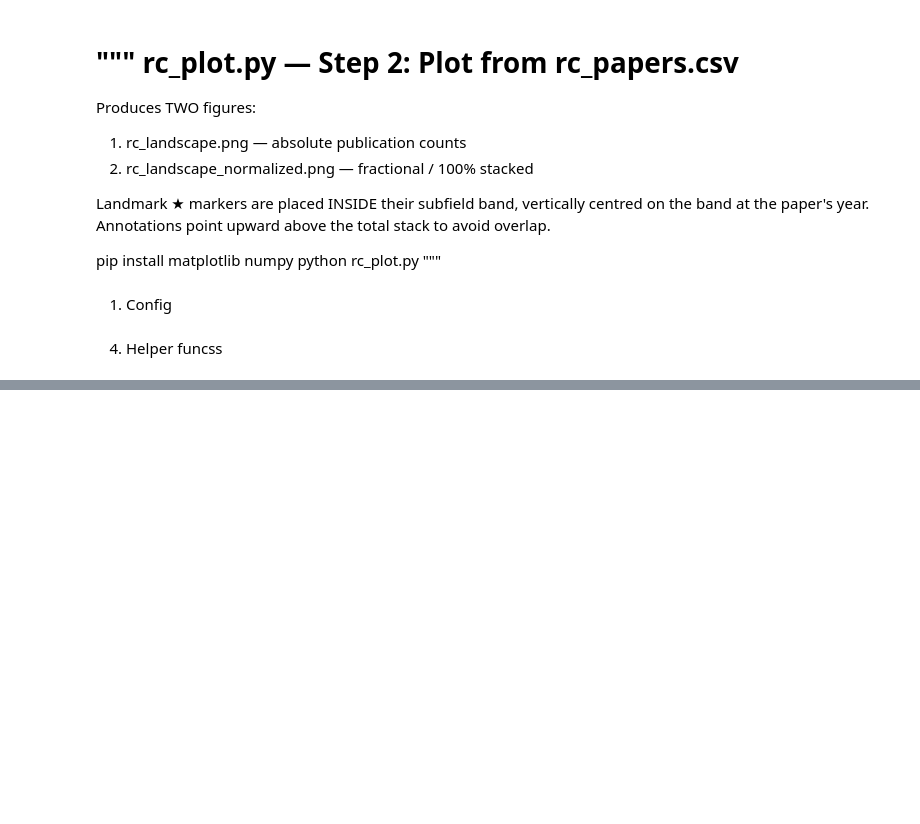
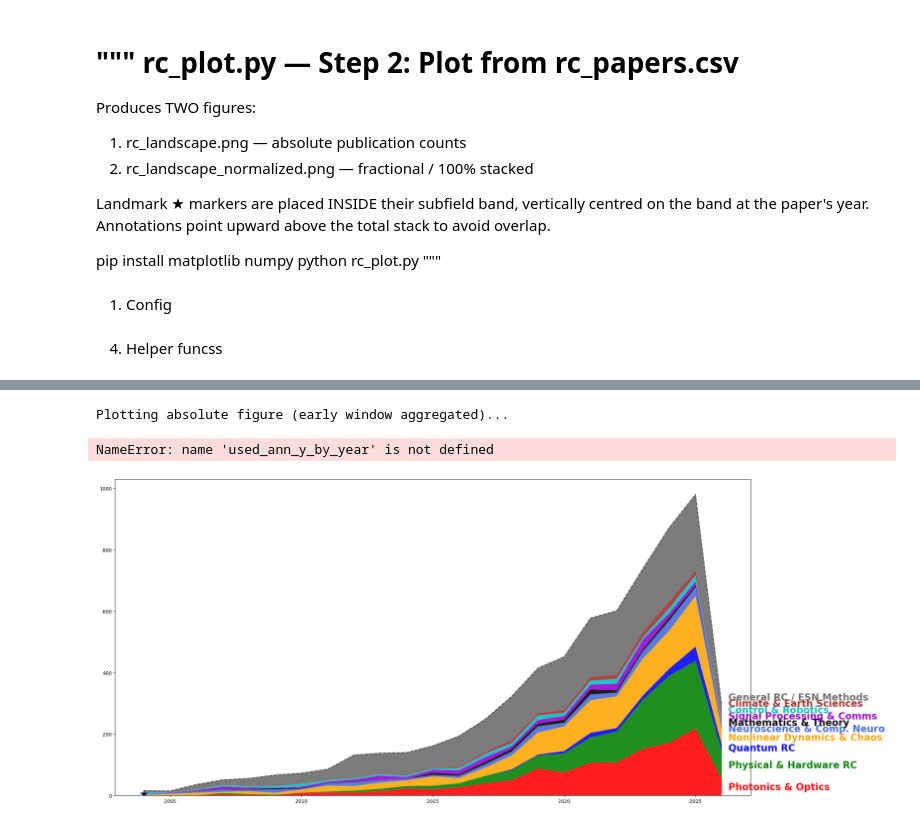
Before and after one commit to maneesh51/RCC_Perspective, a Jupyter notebook: rc_plot.ipynb, the cells around one changed output, grey strips where cells are left out. Cells and saved outputs as stored; diff of their text form; code cells hidden in the pictures; blank space fills up the shorter version.

Commit message:
data filter =ing fixed, plots adjusted

```diff
--- a/rc_plot.ipynb
+++ b/rc_plot.ipynb
@@ -384,0 +659,15 @@ Saved -> 'rc_landscape_normalized.png'
+# %%
+# Run new early-window plots (original plots remain unchanged)
+years_early  = list(range(EARLY_WINDOW_END, YEARS[1] + 1))
+matrix_early = build_matrix_early_window(papers, order, years_early)
+totals_early = matrix_early.sum(axis=0)
+
+print("\nPlotting absolute figure (early window aggregated)...")
+plot_absolute_early_window(papers, landmarks, order, matrix_early, years_early, totals_early)
+
+print("\nPlotting normalised figure (early window aggregated)...")
+plot_normalised_early_window(papers, landmarks, order, matrix_early, years_early, totals_early)
+# %% [output]
+Plotting absolute figure (early window aggregated)...
+NameError: name 'used_ann_y_by_year' is not defined
+[figure, added]
```
Also changed, not shown: parts of 4 cells of this notebook, 8 other files.
